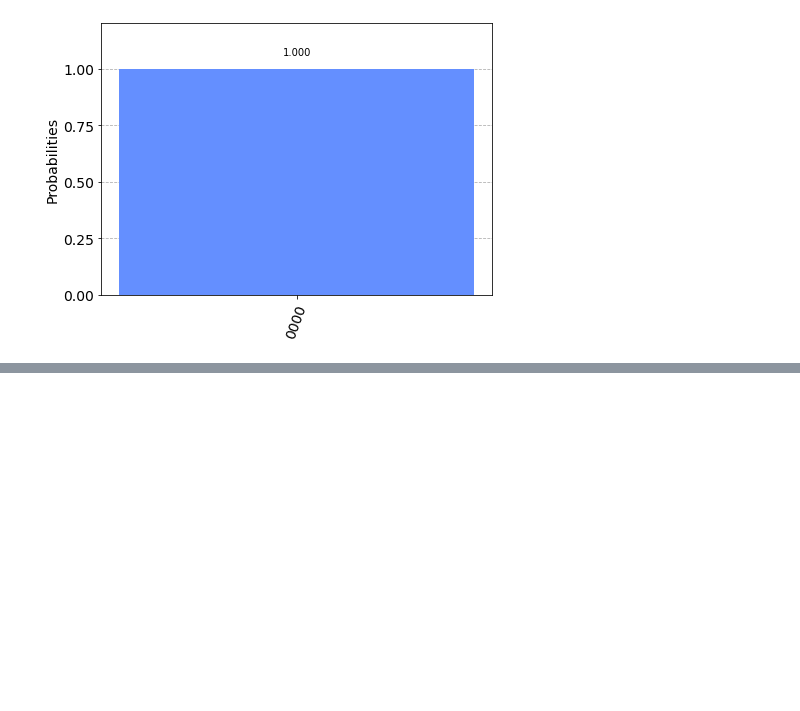
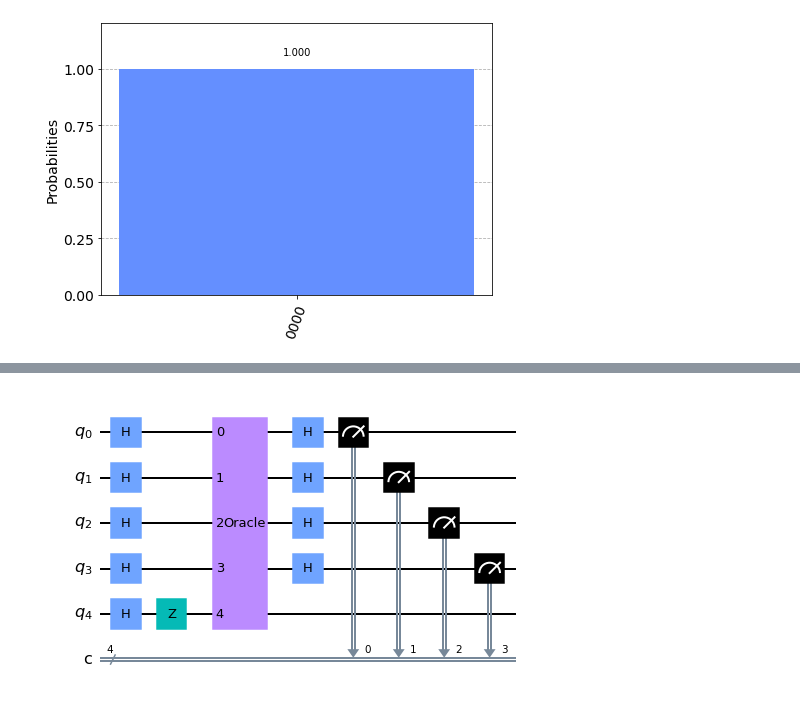
Before and after one commit to rsobt/circuit_by_qiskit, a Jupyter notebook: 1_basic_circuit/Bernstein-Vazirani.ipynb, the cells around one changed output, grey strips where cells are left out. Saved outputs shown, nothing was run; the diff lists cells and outputs as text; code cells hidden in the pictures; blank space fills up the shorter version.

```diff
--- a/1_basic_circuit/Bernstein-Vazirani.ipynb
+++ b/1_basic_circuit/Bernstein-Vazirani.ipynb
@@ -66,3 +66,22 @@ plot_histogram(count_num)
 # %% [output]
 {'0000': 1024}
 [figure]
+# %%
+def bv_oracle_full(n=5):
+
+    oracle_qc = QuantumCircuit(n)
+    #zゲートのためのバイナリ列
+    b = "0011"
+    b = b[::-1] # reverse s to fit qiskit's qubit ordering
+    for q in range(n-1):
+        if b[q] == '0':
+            oracle_qc.i(q)
+        else:
+            oracle_qc.cx(q, n-1)
+
+    oracle_gate = oracle_qc.to_gate()
+    oracle_gate.name = "Oracle"
+
+    #print("oracle is cleated. Binary : {}".format(b_str[::-1]))
+
+    return oracle_gate
@@ -68,0 +119,17 @@ plot_histogram(count_num)
+# %%
+n = 5
+bv_qc = QuantumCircuit(n, n-1)
+
+bv_qc.h(range(n))
+bv_qc.z(n-1)
+
+oracle_gate = bv_oracle_full()
+bv_qc.append(oracle_gate, range(n))
+
+
+bv_qc.h(range(n-1))
+
+bv_qc.measure(range(n-1), range(n-1))
+bv_qc.draw(output="mpl")
+# %% [output]
+[figure, added]
```
Also changed, not shown: parts of 5 cells of this notebook.
